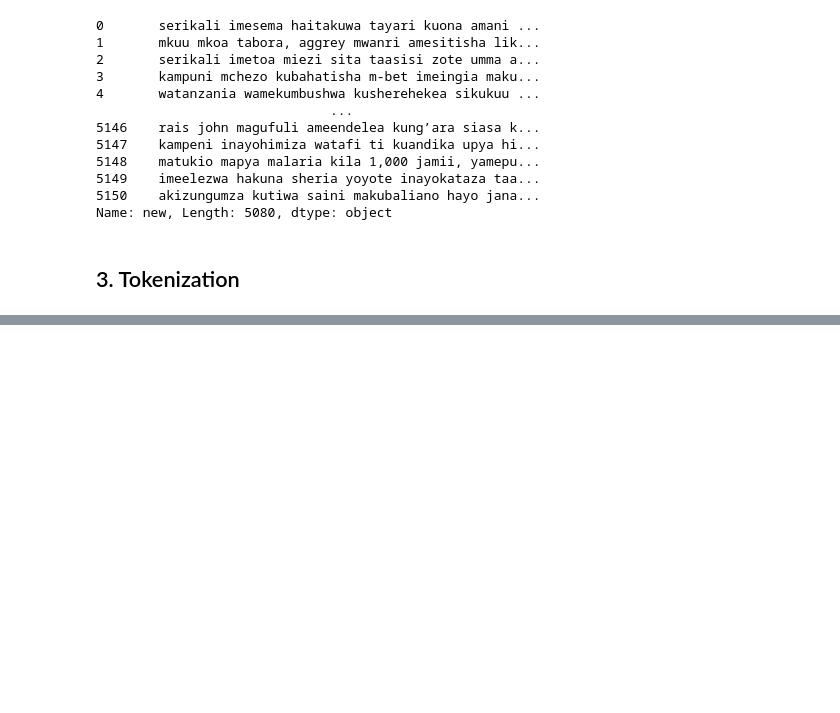
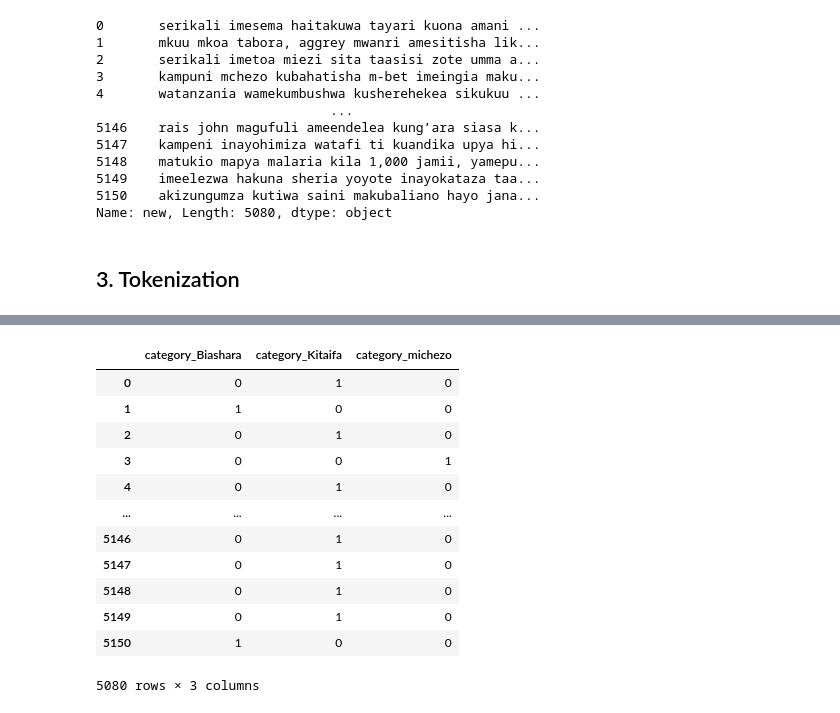
Before and after one commit to mbururyan/Swahili-News-Classification, a Jupyter notebook: classification_NN.ipynb, the cells around one changed output, grey strips where cells are left out. Saved outputs shown, nothing was run; the diff lists cells and outputs as text; code cells hidden in the pictures; blank space fills up the shorter version.

```diff
--- a/classification_NN.ipynb
+++ b/classification_NN.ipynb
@@ -169,0 +190,20 @@ news.head()
+# %%
+# Split into X and y
+X = news['new']
+y = news[['category_Biashara', 'category_Kitaifa', 'category_michezo']]
+# %%
+y
+# %% [output]
+|  | category_Biashara | category_Kitaifa | category_michezo |
+| 0 | 0 | 1 | 0 |
+| 1 | 1 | 0 | 0 |
+| 2 | 0 | 1 | 0 |
+| 3 | 0 | 0 | 1 |
+| 4 | 0 | 1 | 0 |
+| ... | ... | ... | ... |
+| 5146 | 0 | 1 | 0 |
+| 5147 | 0 | 1 | 0 |
+| 5148 | 0 | 1 | 0 |
+| 5149 | 0 | 1 | 0 |
+| 5150 | 1 | 0 | 0 |
+5080 rows × 3 columns
```
Also changed, not shown: parts of 9 cells of this notebook.
